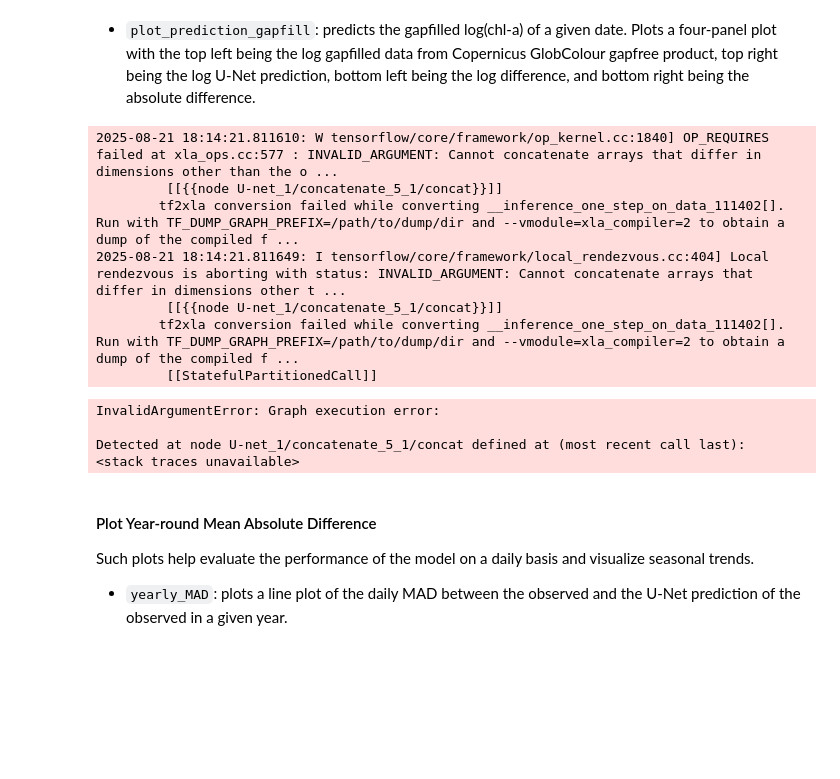
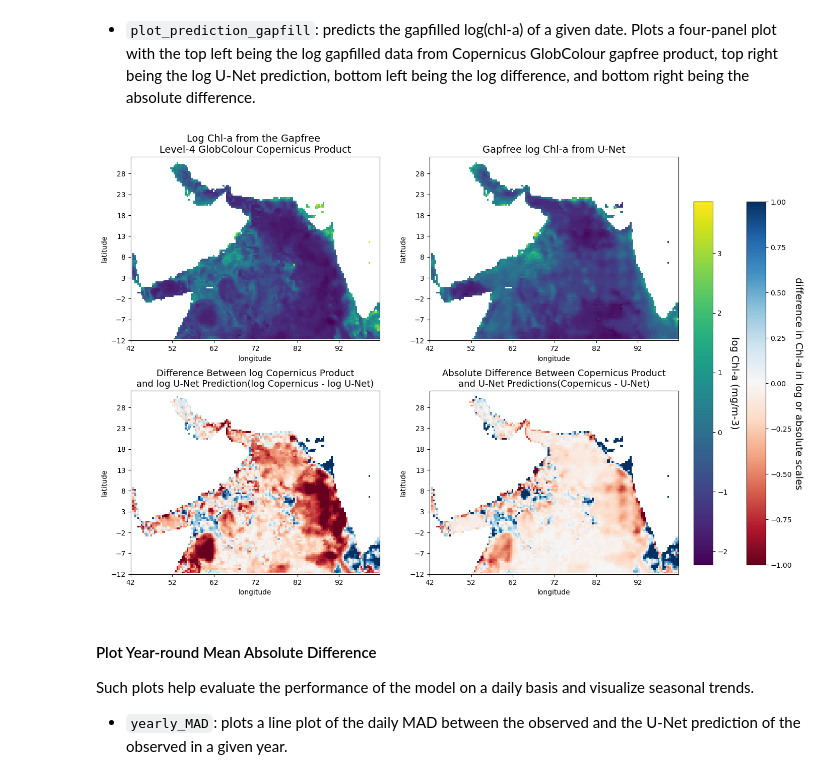
Before and after one commit to SAFS-Varanasi-Internship/mindthegap, a Jupyter notebook: book/2-U-Net_Fit.ipynb, the cells around one changed output. Saved outputs shown, nothing was run; the diff lists cells and outputs as text; code cells hidden in the pictures; blank space fills up the shorter version.

```diff
--- a/book/2-U-Net_Fit.ipynb
+++ b/book/2-U-Net_Fit.ipynb
@@ -673,19 +1097,9 @@ def plot_prediction_gapfill(zarr_stdized, zarr_label, model, date_to_predict):
     plt.subplots_adjust(top=0.96)
     plt.show()
 # %%
-plot_prediction_gapfill(zarr_stdized, zarr_label, model, date)
+plot_prediction_gapfill(ds_cropped, zarr_label, model, date)
 # %% [output]
-2025-08-21 18:14:21.811610: W tensorflow/core/framework/op_kernel.cc:1840] OP_REQUIRES failed at xla_ops.cc:577 : INVALID_ARGUMENT: Cannot concatenate arrays that differ in dimensions other than the o ...
-         [[{{node U-net_1/concatenate_5_1/concat}}]]
-        tf2xla conversion failed while converting __inference_one_step_on_data_111402[]. Run with TF_DUMP_GRAPH_PREFIX=/path/to/dump/dir and --vmodule=xla_compiler=2 to obtain a dump of the compiled f ...
-2025-08-21 18:14:21.811649: I tensorflow/core/framework/local_rendezvous.cc:404] Local rendezvous is aborting with status: INVALID_ARGUMENT: Cannot concatenate arrays that differ in dimensions other t ...
-         [[{{node U-net_1/concatenate_5_1/concat}}]]
-        tf2xla conversion failed while converting __inference_one_step_on_data_111402[]. Run with TF_DUMP_GRAPH_PREFIX=/path/to/dump/dir and --vmodule=xla_compiler=2 to obtain a dump of the compiled f ...
-         [[StatefulPartitionedCall]]
-InvalidArgumentError: Graph execution error:
-
-Detected at node U-net_1/concatenate_5_1/concat defined at (most recent call last):
-<stack traces unavailable>
+[figure, added]
 # %% [markdown]
 #### Plot Year-round Mean Absolute Difference
 Such plots help evaluate the performance of the model on a daily basis and visualize seasonal trends.
```
Also changed, not shown: parts of 27 cells of this notebook, 1 other file.
